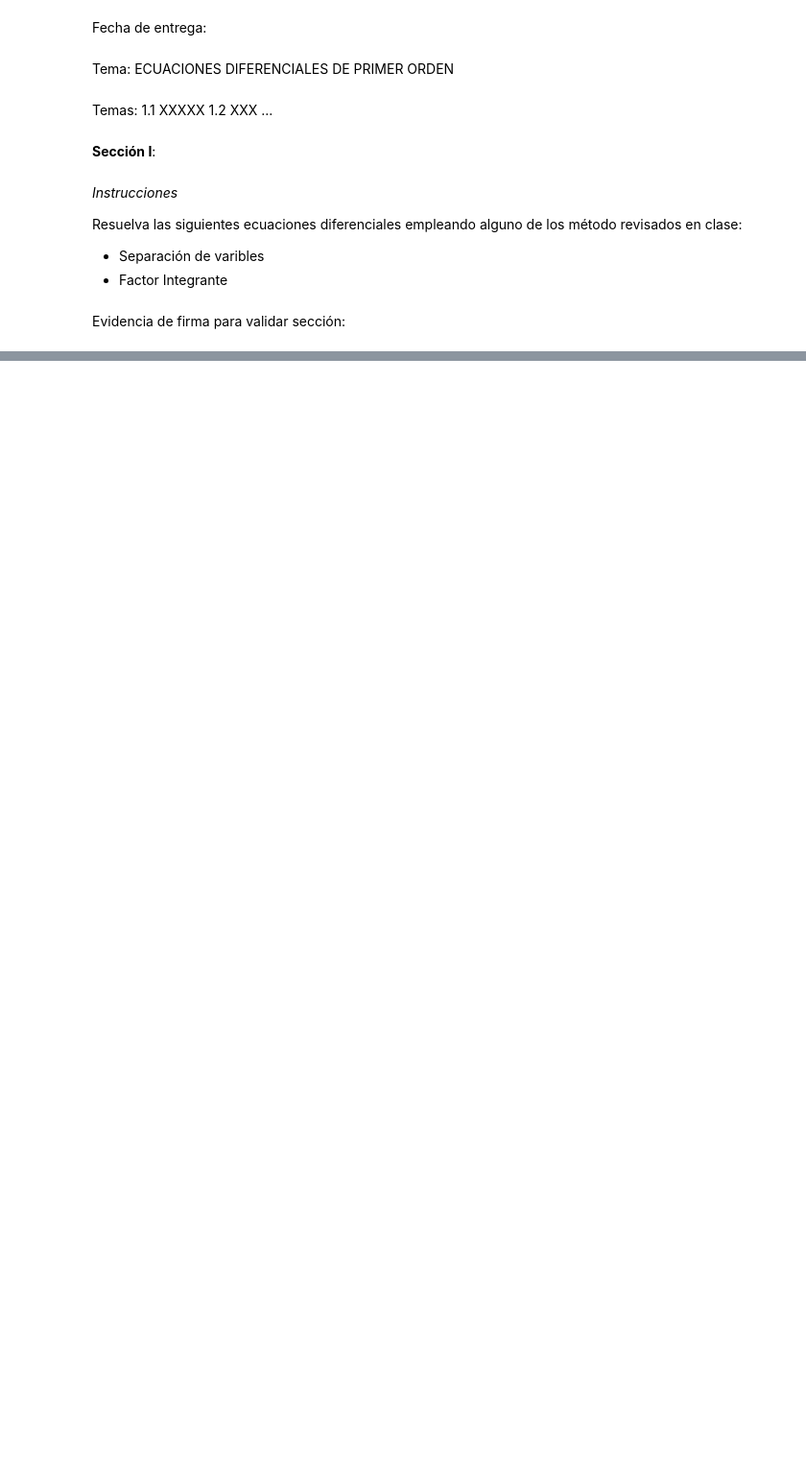
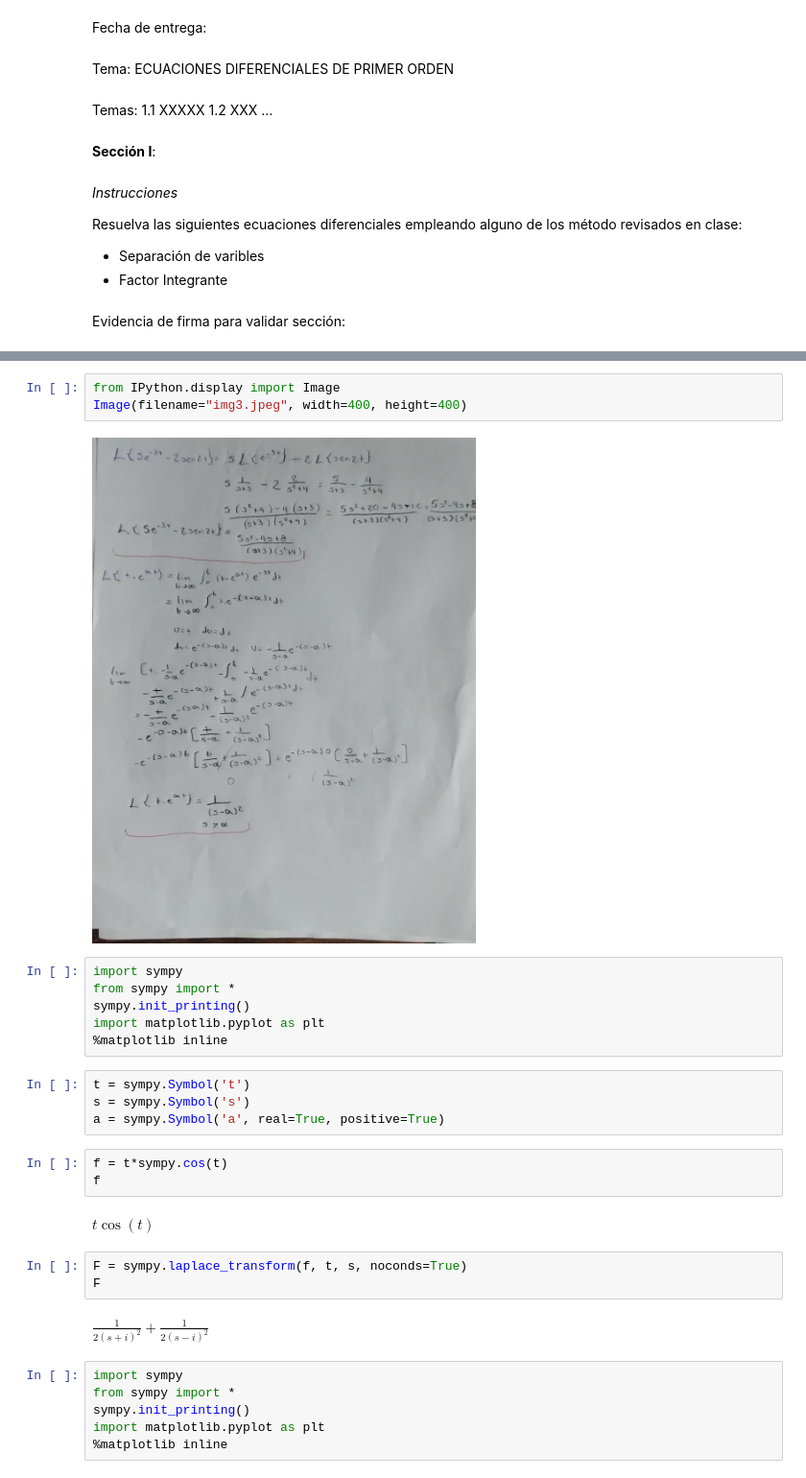
Before and after one commit to luis270-web/MAC, a Jupyter notebook: Plantilla-Problemario.ipynb, the cells around one changed output, grey strips where cells are left out. Shown at 96% size. Drawn from its saved outputs; the diff is of its cells as text; blank space fills up the shorter version.

```diff
--- a/Plantilla-Problemario.ipynb
+++ b/Plantilla-Problemario.ipynb
@@ -115,0 +221,31 @@ $$3 x \frac{d}{d x} y{\left (x \right )} - \left(x^{2} - 9\right) y{\left (x \ri
+# %%
+from IPython.display import Image
+Image(filename="img3.jpeg", width=400, height=400)
+# %% [output]
+[figure, added]
+# %%
+import sympy
+from sympy import *
+sympy.init_printing()
+import matplotlib.pyplot as plt
+%matplotlib inline
+# %%
+t = sympy.Symbol('t')
+s = sympy.Symbol('s')
+a = sympy.Symbol('a', real=True, positive=True)
+# %%
+f = t*sympy.cos(t)
+f
+# %% [output]
+$\displaystyle t \cos{\left(t \right)}$
+# %%
+F = sympy.laplace_transform(f, t, s, noconds=True)
+F
+# %% [output]
+$\displaystyle \frac{1}{2 \left(s + i\right)^{2}} + \frac{1}{2 \left(s - i\right)^{2}}$
+# %%
+import sympy
+from sympy import *
+sympy.init_printing()
+import matplotlib.pyplot as plt
+%matplotlib inline
```
Also changed, not shown: parts of 106 cells of this notebook.
